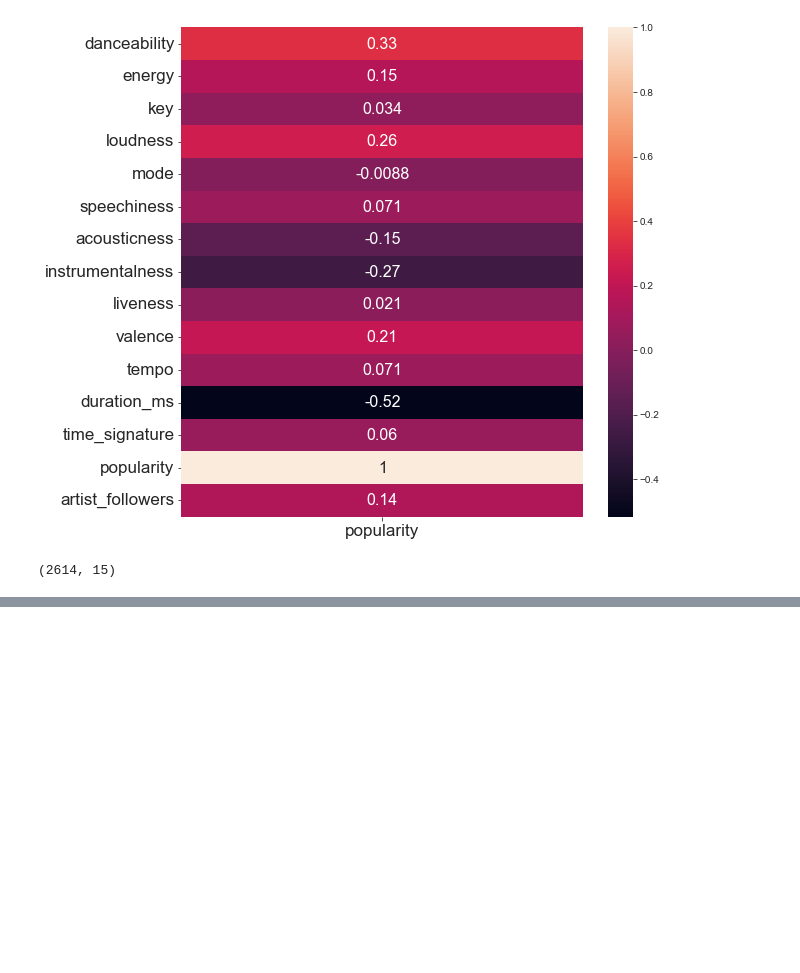
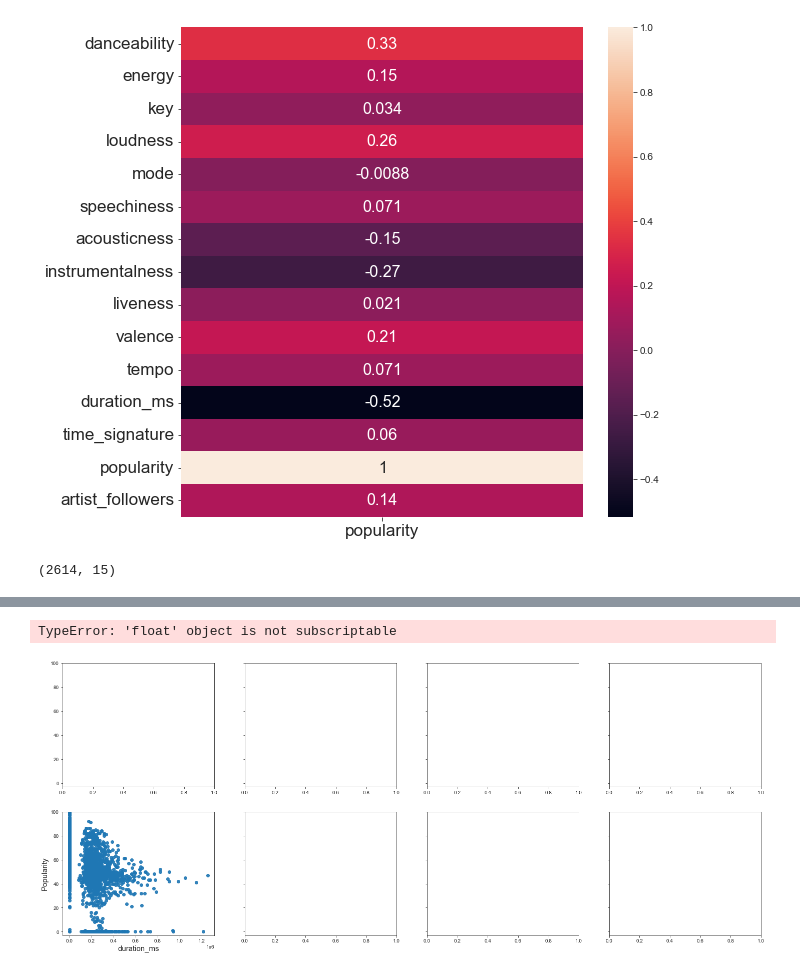
Before and after one commit to Benjamin-Barda/spotyCARLO, a Jupyter notebook: PacosPart.ipynb, the cells around one changed output, grey strips where cells are left out. Cells and saved outputs as stored; diff of their text form; code cells hidden in the pictures; blank space fills up the shorter version.

```diff
--- a/PacosPart.ipynb
+++ b/PacosPart.ipynb
@@ -154,0 +145,41 @@ LR.plotModel()
+# %%
+from GLM.LinearRegression import LinearRegression
+step = 1
+degree = 4
+fig, ax = plt.subplots(2,4,figsize=(25,10),sharey=True)
+ax[0][0].set_ylim(-3,100)
+feat = ['duration_ms','danceability', 'loudness', 'instrumentalness']
+LR = LinearRegression(degree = degree)
+LR2 = LinearRegression()
+for i in range(4):
+    ax[1][i].scatter(mergeDF[feat[i]][::step],mergeDF[['popularity']][::step],alpha=0.9)
+    ax[1][i].set_xlabel(feat[i],fontsize = 15)
+    ax[1][i].set_ylabel('Popularity',fontsize=15)
+    theta = LR.fit(mergeDF[[feat[i]]][::step],mergeDF[['popularity']][::step])
+    xmin,xmax = float(mergeDF[[feat[i]]][::step].min()),float(mergeDF[[feat[i]]][::step].max())
+    if xmax > 0:
+        ax[1][i].text(xmax/3,90,f'R2 = {str(LR.R_squared)[:4]} MAE = {str(LR.MeanAbsError)[:4]}',fontsize = 22, bbox = dict(facecolor = 'green', alpha = 0.8))
+    else:
+        ax[1][i].text(xmin/3,90,f'R2 = {str(LR.R_squared)[:4]} MAE = {str(LR.MeanAbsError[:4])}',fontsize = 22, bbox = dict(facecolor = 'green', alpha = 0.8))
+    bounds = np.linspace(xmin,xmax,70)[:,np.newaxis]
+    Xaxis = np.insert(bounds,0,1,axis=1)
+    for n in range(2,degree+1):
+        Xaxis = np.concatenate((Xaxis,bounds**n),axis=1)
+    def line(A):
+        return A.dot(theta)
+    ax[1][i].plot(bounds,line(Xaxis),color='red',lw=3.25)
+    ax[0][i].scatter(mergeDF[feat[i]][::step],mergeDF[['popularity']][::step],alpha=0.9)
+    ax[0][i].set_xlabel(feat[i],fontsize = 15)
+    ax[0][i].set_ylabel('Popularity',fontsize=15)
+    theta = LR2.fit(mergeDF[[feat[i]]][::step],mergeDF[['popularity']][::step])
+    xmin,xmax = float(mergeDF[[feat[i]]][::step].min()),float(mergeDF[[feat[i]]][::step].max())
+    if xmax > 0:
+        ax[0][i].text(xmax/2,90,f'R2 = {str(LR2.R_squared)[:4]}',fontsize = 22, bbox = dict(facecolor = 'green', alpha = 0.8))
+    else:
+        ax[0][i].text(xmin/2,90,f'R2 = {str(LR2.R_squared)[:4]}',fontsize = 22, bbox = dict(facecolor = 'green', alpha = 0.8))
+    bounds = np.linspace(xmin,xmax,70)[:,np.newaxis]
+    Xaxis = np.insert(bounds,0,1,axis=1)
+    ax[0][i].plot(bounds,line(Xaxis),color='red',lw=3.25)
+# %% [output]
+TypeError: 'float' object is not subscriptable
+[figure, added]
```
Also changed, not shown: parts of 3 cells of this notebook, 1 other file.
